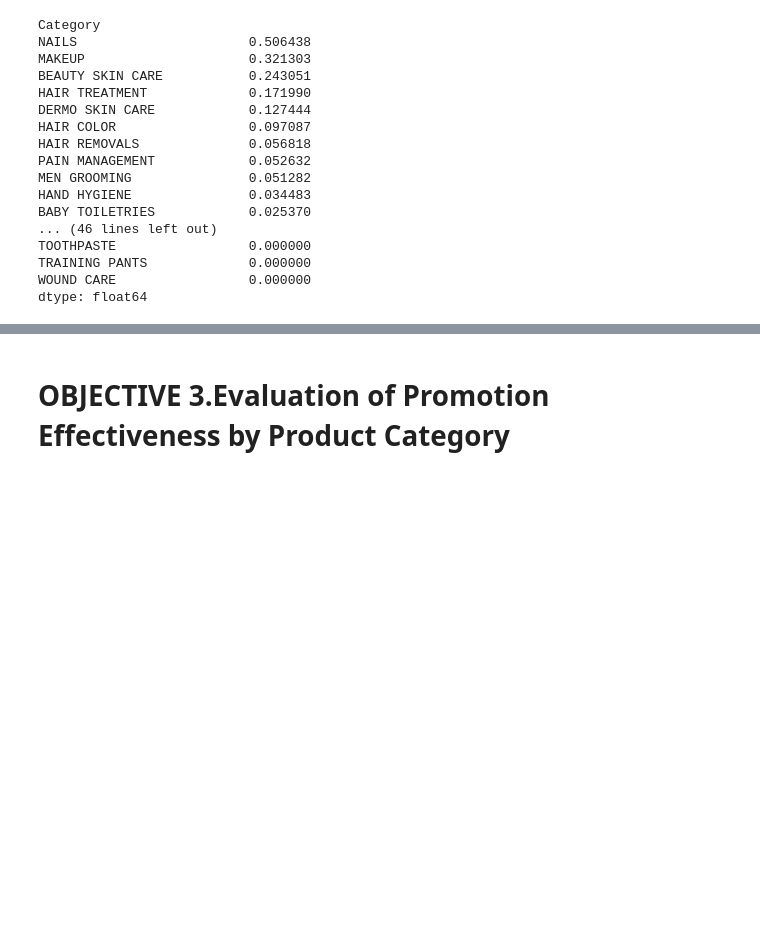
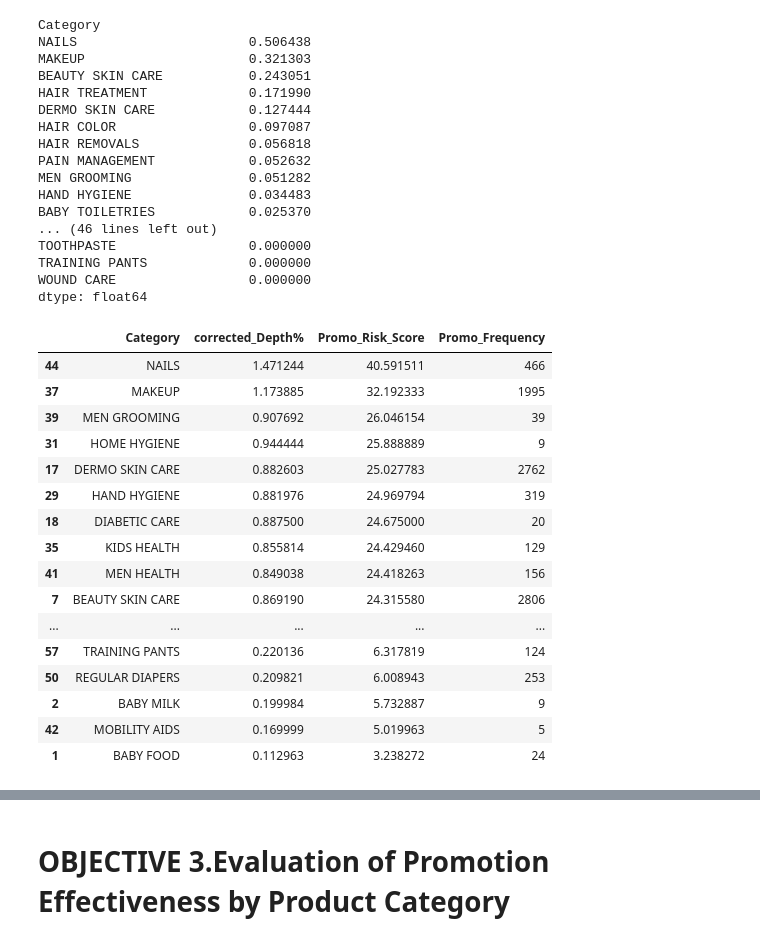
Before and after one commit to EYONG-ENEKE/Promotional-Campaigns-in-Retail-Pharmacy, a Jupyter notebook: pr7.ipynb, the cells around one changed output, grey strips where cells are left out. Saved outputs shown, nothing was run; the diff lists cells and outputs as text; code cells hidden in the pictures; blank space fills up the shorter version.

```diff
--- a/pr7.ipynb
+++ b/pr7.ipynb
@@ -480,3 +436,31 @@ TOOTHPASTE                 0.000000
 TRAINING PANTS             0.000000
 WOUND CARE                 0.000000
 dtype: float64
+# %%
+#1.7  CATEGORY-LEVEL ANALYSIS
+
+category_analysis = df.groupby('Category').agg({
+    'corrected_Depth%': 'mean',
+    'Promo_Risk_Score': 'mean',
+    'ITEM': 'count'
+}).rename(columns={'ITEM': 'Promo_Frequency'}).reset_index().sort_values(by='Promo_Risk_Score', ascending=False)
+
+category_analysis
+# %% [output]
+|  | Category | corrected_Depth% | Promo_Risk_Score | Promo_Frequency |
+| 44 | NAILS | 1.471244 | 40.591511 | 466 |
+| 37 | MAKEUP | 1.173885 | 32.192333 | 1995 |
+| 39 | MEN GROOMING | 0.907692 | 26.046154 | 39 |
+| 31 | HOME HYGIENE | 0.944444 | 25.888889 | 9 |
+| 17 | DERMO SKIN CARE | 0.882603 | 25.027783 | 2762 |
+| 29 | HAND HYGIENE | 0.881976 | 24.969794 | 319 |
+| 18 | DIABETIC CARE | 0.887500 | 24.675000 | 20 |
+| 35 | KIDS HEALTH | 0.855814 | 24.429460 | 129 |
+| 41 | MEN HEALTH | 0.849038 | 24.418263 | 156 |
+| 7 | BEAUTY SKIN CARE | 0.869190 | 24.315580 | 2806 |
+| ... | ... | ... | ... | ... |
+| 57 | TRAINING PANTS | 0.220136 | 6.317819 | 124 |
+| 50 | REGULAR DIAPERS | 0.209821 | 6.008943 | 253 |
+| 2 | BABY MILK | 0.199984 | 5.732887 | 9 |
+| 42 | MOBILITY AIDS | 0.169999 | 5.019963 | 5 |
+| 1 | BABY FOOD | 0.112963 | 3.238272 | 24 |
```
Also changed, not shown: parts of 42 cells of this notebook.
